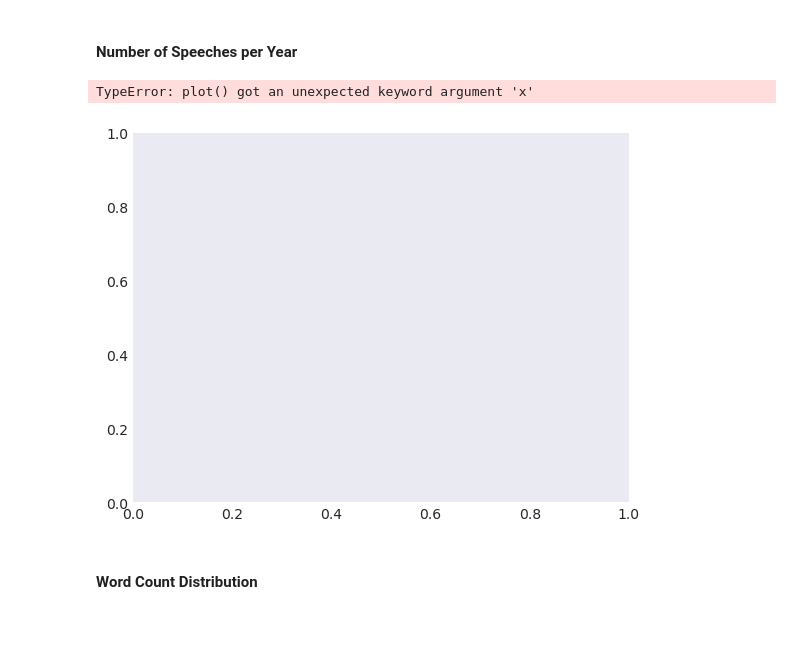
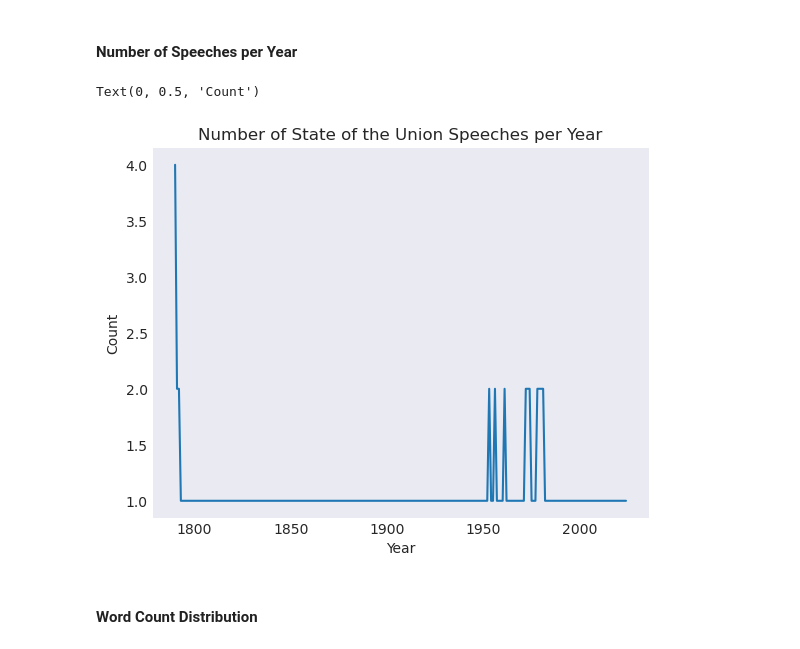
Before and after one commit to UCB-stat-159-f25/proj02-group27, a Jupyter notebook: proj02-nlp.ipynb, the cells around one changed output. Cells and saved outputs as stored; diff of their text form; code cells hidden in the pictures.

Commit message:
fixed part 1 plotting error

```diff
--- a/proj02-nlp.ipynb
+++ b/proj02-nlp.ipynb
@@ -73,13 +73,13 @@ Text(0, 0.5, 'Count')
 # %%
 # Hint - Use value counts and sort by years
 speeches = sou.groupby('Year',sort=False)['Text'].count().reset_index()
-plt.plot(data=speeches,x='Year',y='Text')
+plt.plot(speeches['Year'],speeches['Text'])
 plt.title("Number of State of the Union Speeches per Year")
 plt.xlabel('Year')
 plt.ylabel('Count')
 # %% [output]
-TypeError: plot() got an unexpected keyword argument 'x'
+Text(0, 0.5, 'Count')
-[figure, old version]
+[figure, new version]
 # %% [markdown]
 #### Word Count Distribution
 # %%
```
